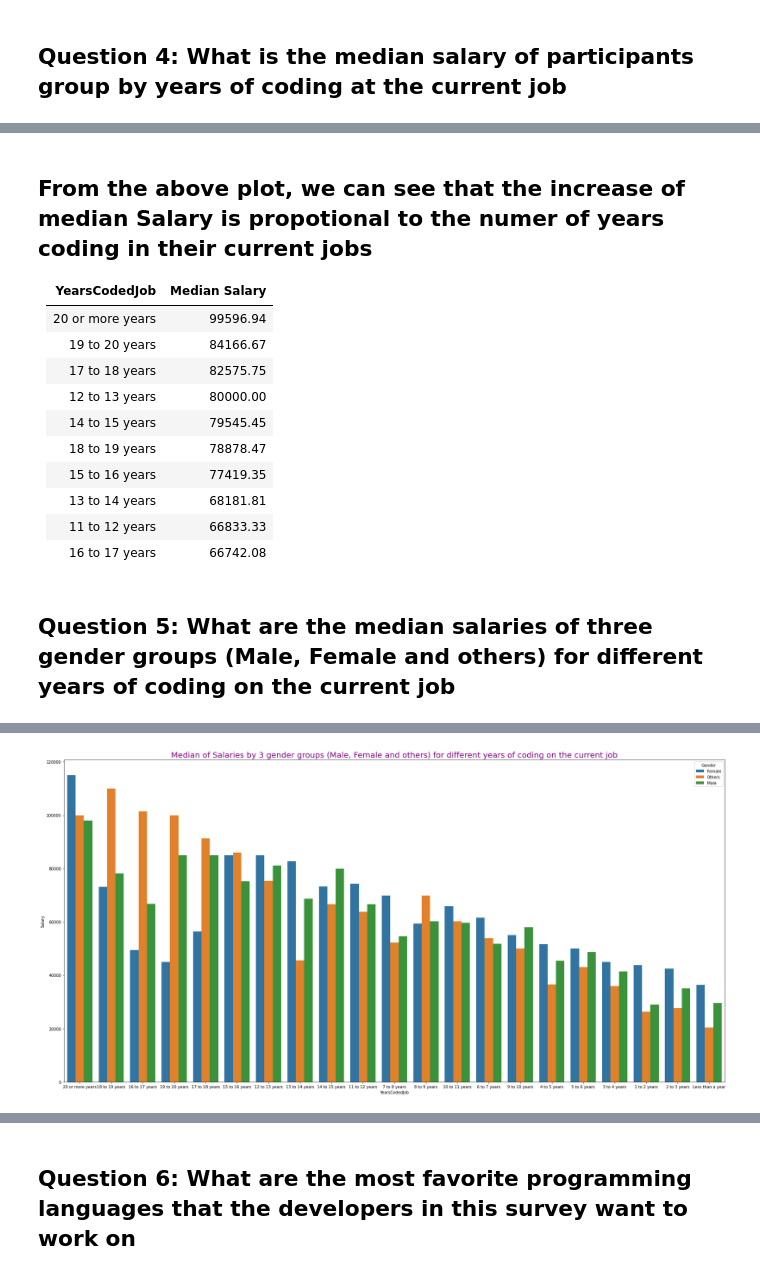
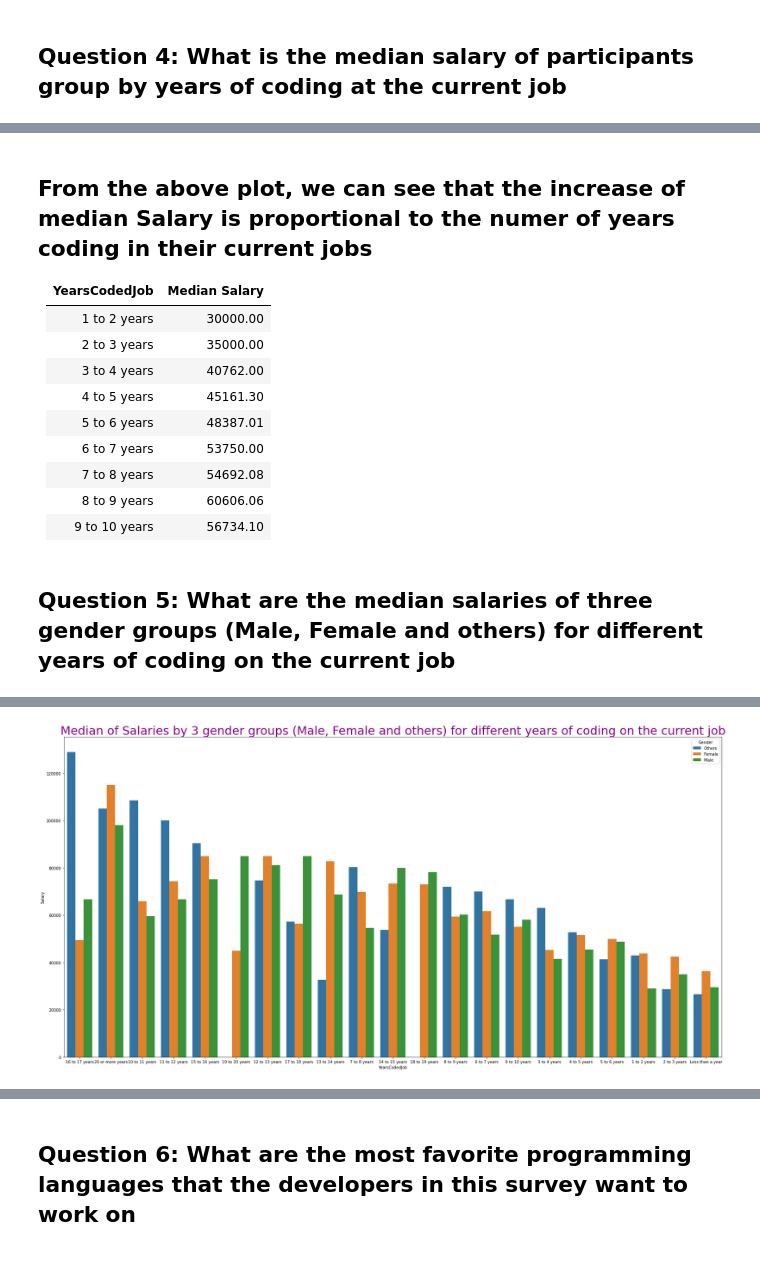
Before and after one commit to thanhta/StackOverflow-Survey-Analytics, a Jupyter notebook: StackOverflow_survey_analytics.ipynb, the cells around one changed output, grey strips where cells are left out. Drawn from its saved outputs; the diff is of its cells as text; code cells hidden in the pictures.

```diff
--- a/StackOverflow_survey_analytics.ipynb
+++ b/StackOverflow_survey_analytics.ipynb
@@ -332,7 +338,7 @@ plt.title('Median of Salaries by 3 gender groups (Male, Female and others) for 1
 ## Question 4: What is the median salary of participants group by years of coding at the current job
 # %%
 # Reove any row where 'Salary', 'YearsCodedJob', 'YearsProgram' are null values (NaN)
-no_null_sal_years = survey_df.dropna(subset=['Salary', 'YearsCodedJob', 'YearsProgram']).copy()
+no_null_sal_years = survey_df.dropna(subset=['Salary', 'YearsCodedJob']).copy()
 #value_counts_year_prg = no_null_sal["YearsProgram"].value_counts()
 #value_counts_year_prg
 
@@ -340,8 +346,8 @@ value_counts_year_codes = no_null_sal_years["YearsCodedJob"].value_counts()
 value_counts_year_codes
 # Plot the median Salary of top 50 countries having more 100 survey participant
 year_df = no_null_sal_years.groupby('YearsCodedJob')['Salary'].median().sort_values(ascending = False)
-#year_df.head(10)
+year_df.head(20)
 
-plot_bar_graph(year_df, 'YearsCodedJob', 'Salary', "Participant's Median Salary by years of experience", 15, 15, 20, 'red', 'blue', vert=False, rot=90)
+plot_bar_graph(year_df, 'YearsCodedJob', 'Salary', "Participant's Median Salary by years of experience", 15, 15, 30, 'red', 'blue', vert=False, rot=90)
 # %% [output]
 [interactive output not drawn]
@@ -349,34 +355,39 @@ plot_bar_graph(year_df, 'YearsCodedJob', 'Salary', "Participant's Median Salary
 [interactive output not drawn]
 # %% [markdown]
-## From the above plot, we can see that the increase of median Salary is propotional to the numer of years coding in their current jobs
+## From the above plot, we can see that the increase of median Salary is proportional to the numer of years coding in their current jobs
 | YearsCodedJob     |   Median Salary   |
 |:------------------|:-----------------:|
-| 20 or more years  |   99596.94        |
-| 19 to 20 years    |   84166.67        |
-| 17 to 18 years    |   82575.75        |
-| 12 to 13 years    |   80000.00        |
-| 14 to 15 years    |   79545.45        |
-| 18 to 19 years    |   78878.47        |
-| 15 to 16 years    |   77419.35        |
-| 13 to 14 years    |   68181.81        |
-| 11 to 12 years    |   66833.33        |
-| 16 to 17 years    |   66742.08        |
+| 1 to 2 years      |   30000.00        |
+| 2 to 3 years      |   35000.00        |
+| 3 to 4 years      |   40762.00        |
+| 4 to 5 years      |   45161.30        |
+| 5 to 6 years      |   48387.01        |
+| 6 to 7 years      |   53750.00        |
+| 7 to 8 years      |   54692.08        |
+| 8 to 9 years      |   60606.06        |
+| 9 to 10 years     |   56734.10        |
 # %% [markdown]
 ## Question 5: What are the median salaries of three gender groups (Male, Female and others) for different years of coding on the current job
 # %%
 # Plot the median salary of three gender groups (Male, Female and others) for different years of coding on the current job
 #
 # Consolidate into 3 gender groups (Male, Female and others)
-gender_year_df = regroup_gender_values(no_null_sal_years, "Gender")
+no_null_gender_year = no_null_sal_years.dropna(subset=['Gender'])
+gender_year_df = regroup_gender_values(no_null_gender_year, "Gender")
+
+#gender_year_value_counts = gender_year_df["Gender"].value_counts()
+#gender_year_value_counts
 
 # Plot the median salary of three gender groups (Male, Female and others)
 salary_year_gender_plot = gender_year_df.groupby(['YearsCodedJob','Gender'])['Salary'].median().sort_values(ascending = False).reset_index()
+salary_year_gender_plot.head(60)
+salary_year_gender_plot.tail(30)
 plt.figure(figsize=(30, 15))
 sns.barplot(x = 'YearsCodedJob', y = 'Salary', hue = 'Gender', data = salary_year_gender_plot)
-plt.title('Median of Salaries by 3 gender groups (Male, Female and others) for different years of coding on the current job', fontsize=20, color='purple')
+plt.title('Median of Salaries by 3 gender groups (Male, Female and others) for different years of coding on the current job', fontsize=30, color='purple')
 # %% [output]
 [interactive output not drawn]
-[figure, old version]
+[figure, new version]
 [interactive output not drawn]
 # %% [markdown]
 ## Question 6: What are the most favorite programming languages that the developers in this survey want to work on
```
Also changed, not shown: parts of 8 cells of this notebook, 1 other file.
